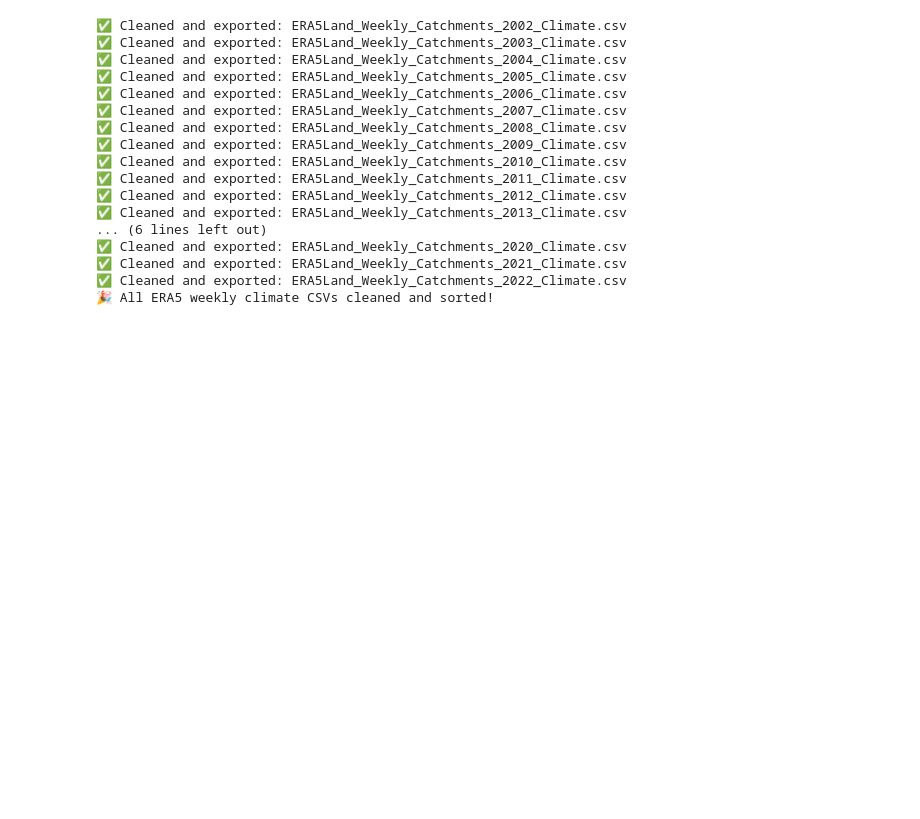
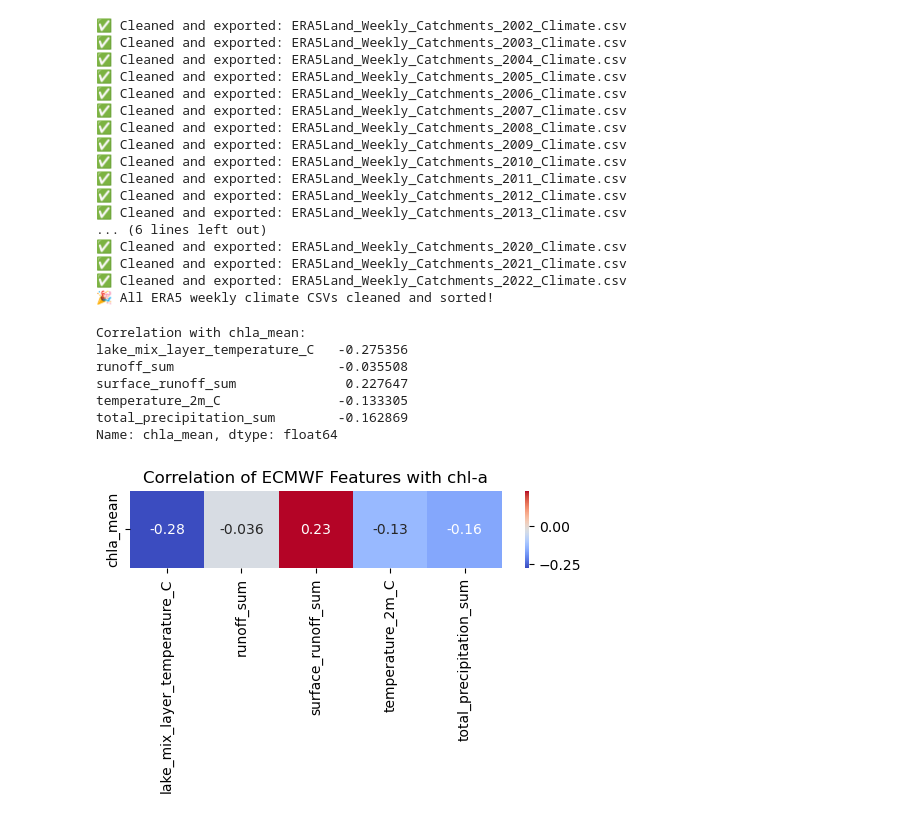
Before and after one commit to nazizahed/Lake_Water_Quality, a Jupyter notebook: ECMWF.ipynb, the cells around one changed output. Drawn from its saved outputs; the diff is of its cells as text; code cells hidden in the pictures; blank space fills up the shorter version.

Commit message:
modified ECMWF notebook

```diff
--- a/ECMWF.ipynb
+++ b/ECMWF.ipynb
@@ -131,3 +131,46 @@ print("🎉 All ERA5 weekly climate CSVs cleaned and sorted!")
 ✅ Cleaned and exported: ERA5Land_Weekly_Catchments_2021_Climate.csv
 ✅ Cleaned and exported: ERA5Land_Weekly_Catchments_2022_Climate.csv
 🎉 All ERA5 weekly climate CSVs cleaned and sorted!
+# %%
+import pandas as pd
+import matplotlib.pyplot as plt
+import seaborn as sns
+
+# Load data
+df = pd.read_csv('Datasets\Interpolated_Lake_CSVs\Lake_27.csv')
+
+# Optionally, convert temperature columns from Kelvin to Celsius
+for col in ['lake_mix_layer_temperature', 'temperature_2m']:
+    if col in df.columns:
+        df[col + '_C'] = df[col] - 273.15
+
+# List of ECMWF features to check correlation with chla_mean
+ecmwf_cols = [
+    'lake_mix_layer_temperature_C',  # use Celsius version for clarity
+    'runoff_sum',
+    'surface_runoff_sum',
+    'temperature_2m_C',
+    'total_precipitation_sum'
+]
+ecmwf_cols = [col for col in ecmwf_cols if col in df.columns]  # filter only present
+
+# Compute correlation with chla_mean
+corrs = df[ecmwf_cols + ['chla_mean']].corr()['chla_mean'].drop('chla_mean')
+
+print("Correlation with chla_mean:")
+print(corrs)
+
+# Optionally: visualize as heatmap
+plt.figure(figsize=(6, 1))
+sns.heatmap(corrs.to_frame().T, annot=True, cmap='coolwarm')
+plt.title('Correlation of ECMWF Features with chl-a')
+plt.show()
+# %% [output]
+Correlation with chla_mean:
+lake_mix_layer_temperature_C   -0.275356
+runoff_sum                     -0.035508
+surface_runoff_sum              0.227647
+temperature_2m_C               -0.133305
+total_precipitation_sum        -0.162869
+Name: chla_mean, dtype: float64
+[figure, added]
```
Also changed, not shown: parts of 5 cells of this notebook.
